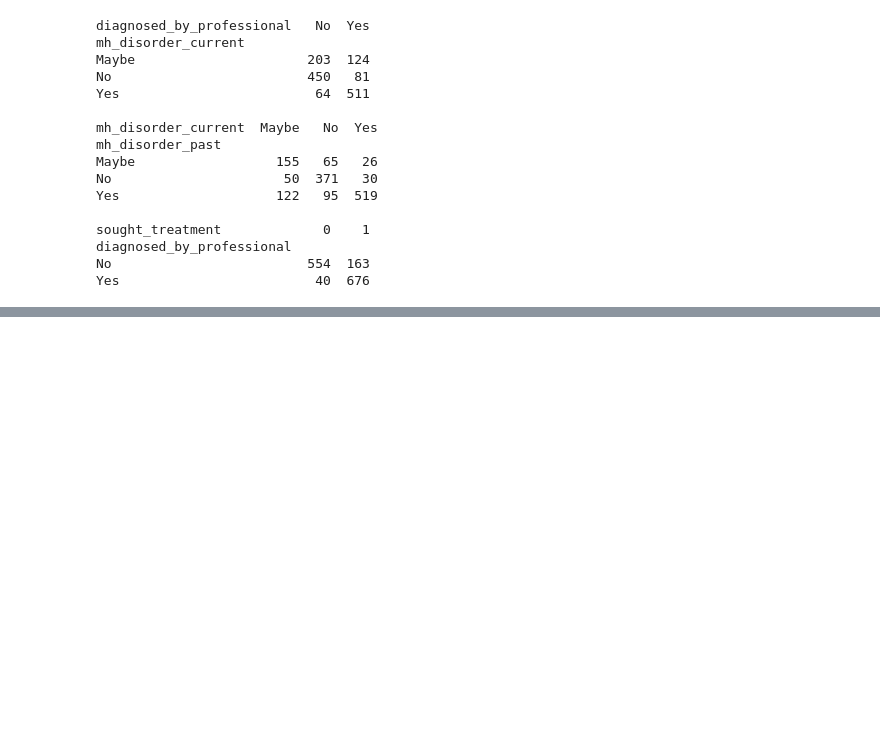
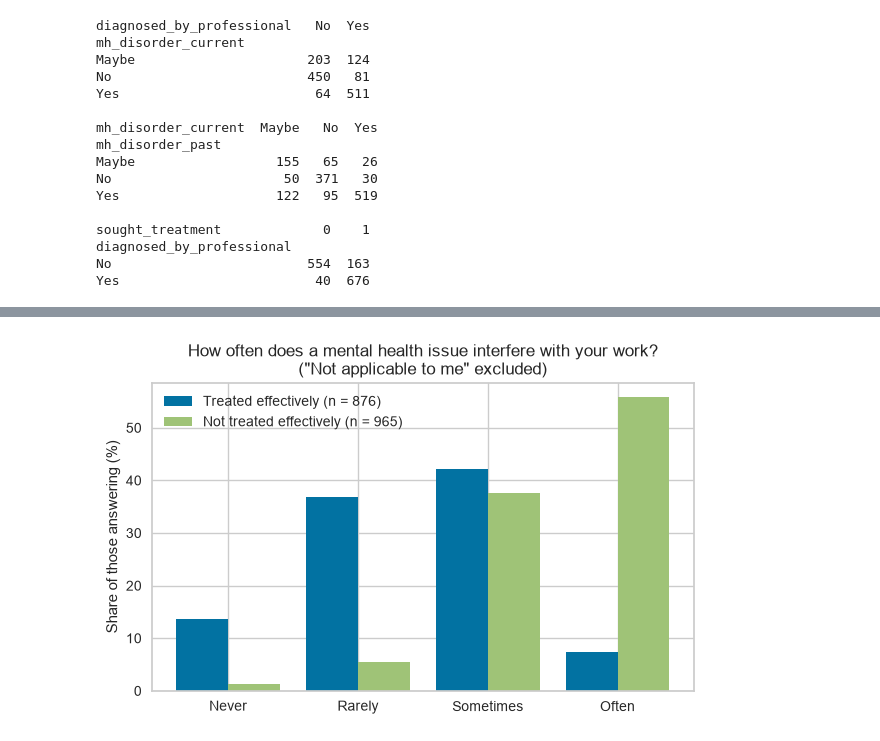
Before and after one commit to nosadfountains/Unsupervised-ML_Case-Study, a Jupyter notebook: mental-health-clustering/analysis.ipynb, the cells around one changed output, grey strips where cells are left out. Cells and saved outputs as stored; diff of their text form; code cells hidden in the pictures; blank space fills up the shorter version.

```diff
--- a/mental-health-clustering/analysis.ipynb
+++ b/mental-health-clustering/analysis.ipynb
@@ -1521,0 +1543,26 @@ Yes                         40  676
+# %%
+order = ["Never", "Rarely", "Sometimes", "Often"]
+na = "Not applicable to me"
+
+treated = df["interferes_when_treated"]
+untreated = df["interferes_when_not_treated"]
+
+t = treated[treated != na].value_counts(normalize=True).reindex(order) * 100
+u = untreated[untreated != na].value_counts(normalize=True).reindex(order) * 100
+
+x = range(len(order))
+width = 0.4
+
+fig, ax = plt.subplots(figsize=(7, 4))
+ax.bar([i - width / 2 for i in x], t.values, width,
+       label=f"Treated effectively (n = {(treated != na).sum()})")
+ax.bar([i + width / 2 for i in x], u.values, width,
+       label=f"Not treated effectively (n = {(untreated != na).sum()})")
+ax.set_xticks(list(x))
+ax.set_xticklabels(order)
+ax.set_ylabel("Share of those answering (%)")
+ax.set_title("How often does a mental health issue interfere with your work?\n(\"Not applicable to me\" excluded)")
+ax.legend()
+plt.show()
+# %% [output]
+[figure, added]
```
Also changed, not shown: parts of 4 cells of this notebook, 1 other file.
